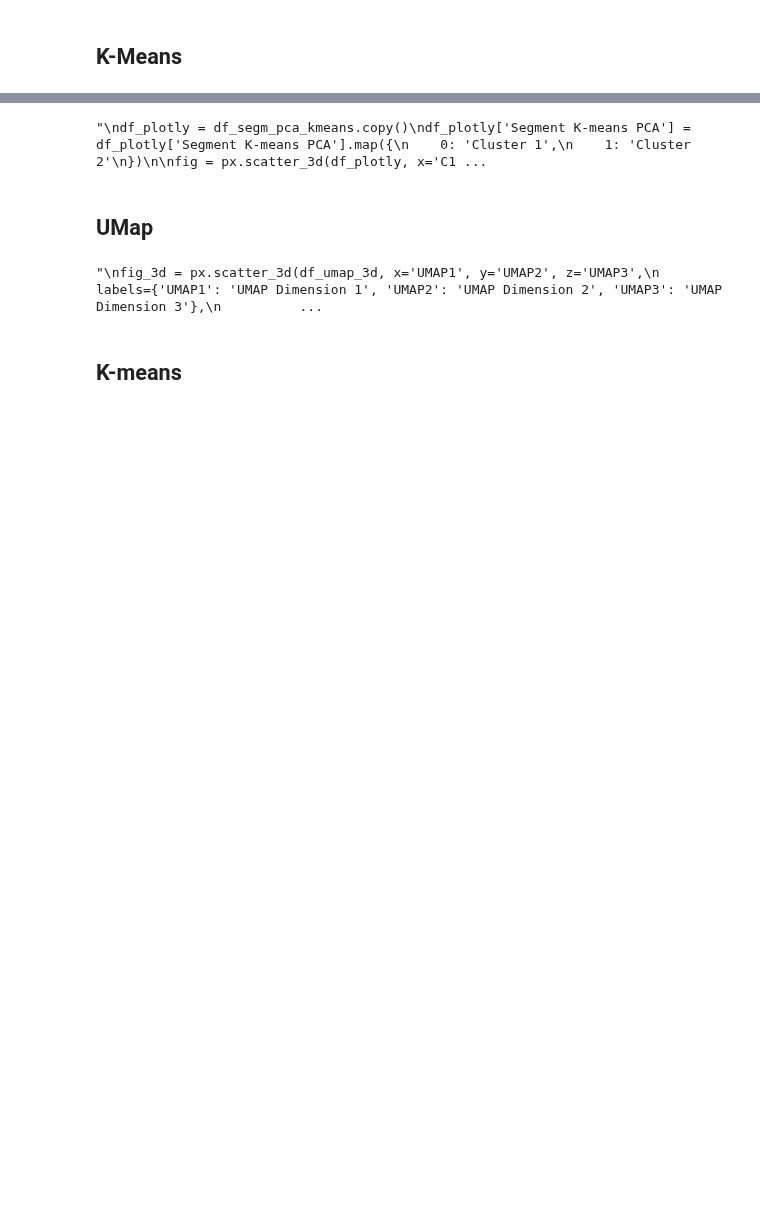
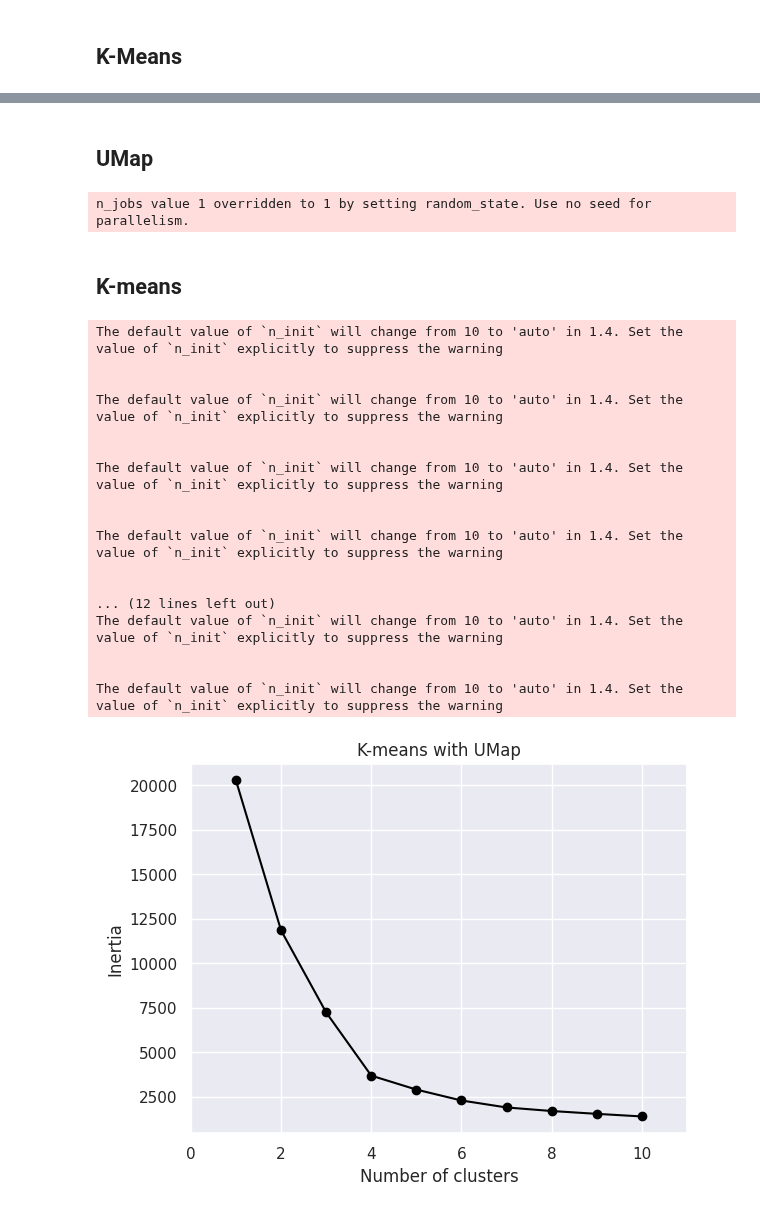
Before and after one commit to imAIgeneLAB/virtual_multiplexing, a Jupyter notebook: analysis/analysis.ipynb, the cells around one changed output, grey strips where cells are left out. Cells and saved outputs as stored; diff of their text form; code cells hidden in the pictures; blank space fills up the shorter version.

```diff
--- a/analysis/analysis.ipynb
+++ b/analysis/analysis.ipynb
@@ -205,9 +219,9 @@ df_segm_pca_kmeans['Segment'] = df_segm_pca_kmeans['Segment K-means PCA'].map({
 # %%
-'''
 df_plotly = df_segm_pca_kmeans.copy()
 df_plotly['Segment K-means PCA'] = df_plotly['Segment K-means PCA'].map({
     0: 'Cluster 1',
-    1: 'Cluster 2'
+    1: 'Cluster 2',
+    2: 'Cluster 3'
 })
 
 fig = px.scatter_3d(df_plotly, x='C1', y='C2', z='C3', color='Segment K-means PCA',
@@ -215,9 +229,6 @@ fig = px.scatter_3d(df_plotly, x='C1', y='C2', z='C3', color='Segment K-means PC
                     title='PCA with K-Means Clustering')
 
 fig.write_html('/app/html/4-pca_kmeans.html')
-'''
-# %% [output]
-"\ndf_plotly = df_segm_pca_kmeans.copy()\ndf_plotly['Segment K-means PCA'] = df_plotly['Segment K-means PCA'].map({\n    0: 'Cluster 1',\n    1: 'Cluster 2'\n})\n\nfig = px.scatter_3d(df_plotly, x='C1 ...
 # %% [markdown]
 ## UMap
 # %%
@@ -231,18 +242,55 @@ random_state = 42
 # Crear gráfico 3D si quieres explorar en 3 dimensiones (necesitas n_components=3)
 umap_model_3d = umap.UMAP(n_neighbors=5, min_dist=min_dist, metric='euclidean', n_components=n_components, local_connectivity=local_connectivity, spread=spread, random_state=random_state)
 umap_result_3d = umap_model_3d.fit_transform(nuclei_cytoplasm_std)
-df_umap_3d = pd.DataFrame(umap_result_3d, columns=['UMAP1', 'UMAP2', 'UMAP3', 'UMAP4', 'UMAP5'])
+df_umap_3d = pd.DataFrame(umap_result_3d, columns=['UMAP1', 'UMAP2', 'UMAP3'])
 
-'''
 fig_3d = px.scatter_3d(df_umap_3d, x='UMAP1', y='UMAP2', z='UMAP3',
                       labels={'UMAP1': 'UMAP Dimension 1', 'UMAP2': 'UMAP Dimension 2', 'UMAP3': 'UMAP Dimension 3'},
                       title='UMAP Projection of Original Data (3D)')
 
 fig_3d.write_html('/app/html/5-umap_3d.html')
-'''
 # %% [output]
-"\nfig_3d = px.scatter_3d(df_umap_3d, x='UMAP1', y='UMAP2', z='UMAP3',\n                      labels={'UMAP1': 'UMAP Dimension 1', 'UMAP2': 'UMAP Dimension 2', 'UMAP3': 'UMAP Dimension 3'},\n          ...
+n_jobs value 1 overridden to 1 by setting random_state. Use no seed for parallelism.
 # %% [markdown]
 ## K-means
+# %%
+inertia = []
+k_range = range(1, 11)  # Probar con 1 a 10 clústeres
+
+for k in k_range:
+    kmeans = KMeans(n_clusters=k, random_state=0)
+    kmeans.fit(umap_result_3d)
+    inertia.append(kmeans.inertia_)
+
+plt.plot(k_range, inertia, marker = 'o', color='black')
+
+plt.xlabel('Number of clusters')
+plt.ylabel('Inertia')
+plt.title('K-means with UMap')
+
+plt.xlim(0, 11)
+
+plt.savefig('/app/html/6-kmeans_umap.svg', format='svg')
+
+plt.show()
+# %% [output]
+The default value of `n_init` will change from 10 to 'auto' in 1.4. Set the value of `n_init` explicitly to suppress the warning
+
+
+The default value of `n_init` will change from 10 to 'auto' in 1.4. Set the value of `n_init` explicitly to suppress the warning
+
+
+The default value of `n_init` will change from 10 to 'auto' in 1.4. Set the value of `n_init` explicitly to suppress the warning
+
+
+The default value of `n_init` will change from 10 to 'auto' in 1.4. Set the value of `n_init` explicitly to suppress the warning
+
+
+... (12 lines left out)
+The default value of `n_init` will change from 10 to 'auto' in 1.4. Set the value of `n_init` explicitly to suppress the warning
+
+
+The default value of `n_init` will change from 10 to 'auto' in 1.4. Set the value of `n_init` explicitly to suppress the warning
+[figure, added]
 # %%
 # Aplicar K-Means
```
Also changed, not shown: parts of 18 cells of this notebook, 1 other file.
